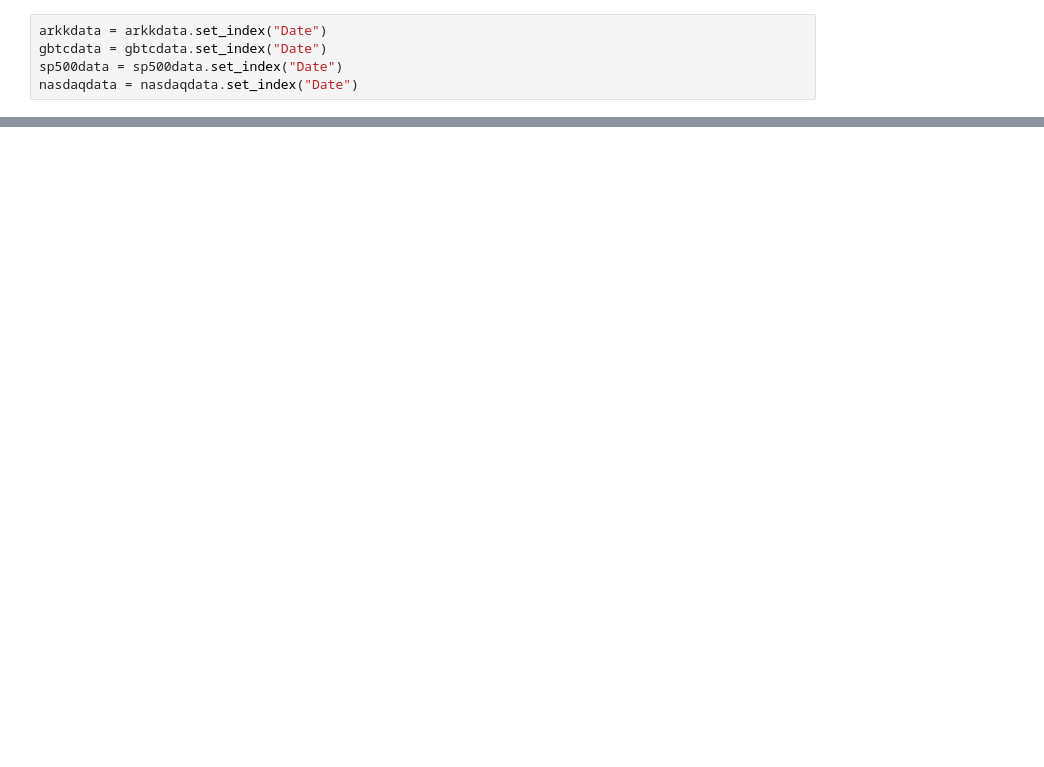
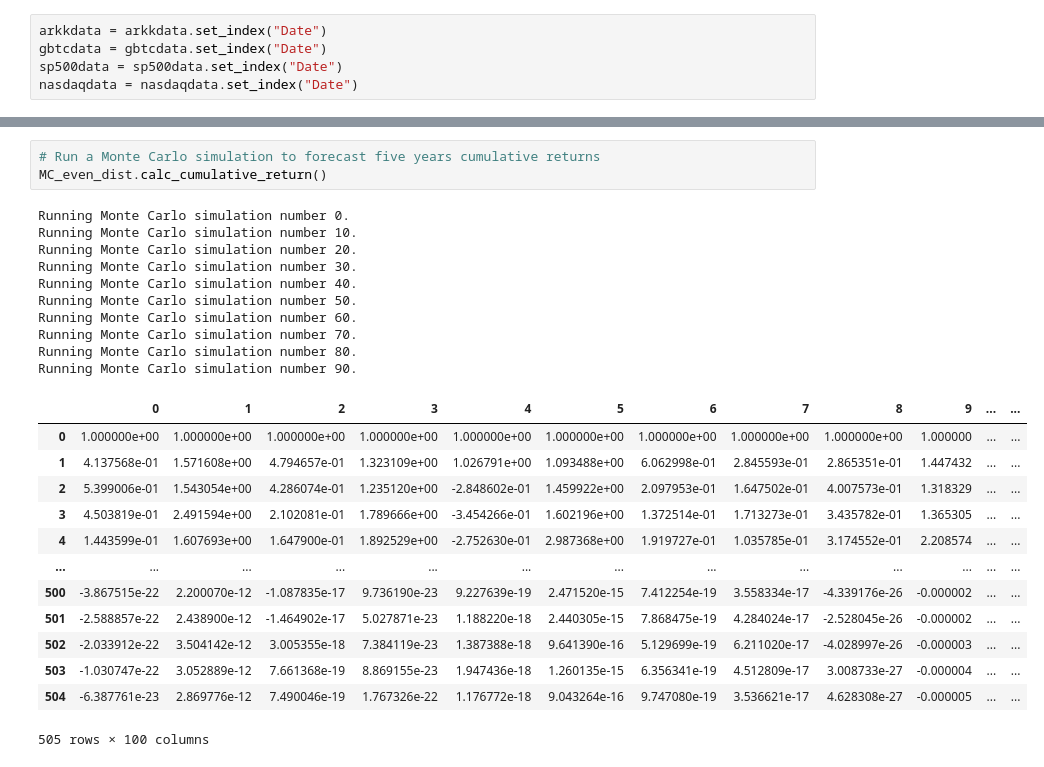
Before and after one commit to mrlegendre/Project-1-Work, a Jupyter notebook: Teron.ipynb, the cells around one changed output, grey strips where cells are left out. Drawn from its saved outputs; the diff is of its cells as text; blank space fills up the shorter version.

```diff
--- a/Teron.ipynb
+++ b/Teron.ipynb
@@ -50,0 +95,27 @@ df_ticker.tail()
+# %%
+# Run a Monte Carlo simulation to forecast five years cumulative returns
+MC_even_dist.calc_cumulative_return()
+# %% [output]
+Running Monte Carlo simulation number 0.
+Running Monte Carlo simulation number 10.
+Running Monte Carlo simulation number 20.
+Running Monte Carlo simulation number 30.
+Running Monte Carlo simulation number 40.
+Running Monte Carlo simulation number 50.
+Running Monte Carlo simulation number 60.
+Running Monte Carlo simulation number 70.
+Running Monte Carlo simulation number 80.
+Running Monte Carlo simulation number 90.
+|  | 0 | 1 | 2 | 3 | 4 | 5 | 6 | 7 | 8 | 9 | ... | ... |
+| 0 | 1.000000e+00 | 1.000000e+00 | 1.000000e+00 | 1.000000e+00 | 1.000000e+00 | 1.000000e+00 | 1.000000e+00 | 1.000000e+00 | 1.000000e+00 | 1.000000 | ... | ... |
+| 1 | 4.137568e-01 | 1.571608e+00 | 4.794657e-01 | 1.323109e+00 | 1.026791e+00 | 1.093488e+00 | 6.062998e-01 | 2.845593e-01 | 2.865351e-01 | 1.447432 | ... | ... |
+| 2 | 5.399006e-01 | 1.543054e+00 | 4.286074e-01 | 1.235120e+00 | -2.848602e-01 | 1.459922e+00 | 2.097953e-01 | 1.647502e-01 | 4.007573e-01 | 1.318329 | ... | ... |
+| 3 | 4.503819e-01 | 2.491594e+00 | 2.102081e-01 | 1.789666e+00 | -3.454266e-01 | 1.602196e+00 | 1.372514e-01 | 1.713273e-01 | 3.435782e-01 | 1.365305 | ... | ... |
+| 4 | 1.443599e-01 | 1.607693e+00 | 1.647900e-01 | 1.892529e+00 | -2.752630e-01 | 2.987368e+00 | 1.919727e-01 | 1.035785e-01 | 3.174552e-01 | 2.208574 | ... | ... |
+| ... | ... | ... | ... | ... | ... | ... | ... | ... | ... | ... | ... | ... |
+| 500 | -3.867515e-22 | 2.200070e-12 | -1.087835e-17 | 9.736190e-23 | 9.227639e-19 | 2.471520e-15 | 7.412254e-19 | 3.558334e-17 | -4.339176e-26 | -0.000002 | ... | ... |
+| 501 | -2.588857e-22 | 2.438900e-12 | -1.464902e-17 | 5.027871e-23 | 1.188220e-18 | 2.440305e-15 | 7.868475e-19 | 4.284024e-17 | -2.528045e-26 | -0.000002 | ... | ... |
+| 502 | -2.033912e-22 | 3.504142e-12 | 3.005355e-18 | 7.384119e-23 | 1.387388e-18 | 9.641390e-16 | 5.129699e-19 | 6.211020e-17 | -4.028997e-26 | -0.000003 | ... | ... |
+| 503 | -1.030747e-22 | 3.052889e-12 | 7.661368e-19 | 8.869155e-23 | 1.947436e-18 | 1.260135e-15 | 6.356341e-19 | 4.512809e-17 | 3.008733e-27 | -0.000004 | ... | ... |
+| 504 | -6.387761e-23 | 2.869776e-12 | 7.490046e-19 | 1.767326e-22 | 1.176772e-18 | 9.043264e-16 | 9.747080e-19 | 3.536621e-17 | 4.628308e-27 | -0.000005 | ... | ... |
+505 rows × 100 columns
```
Also changed, not shown: parts of 8 cells of this notebook, 1 other file.
